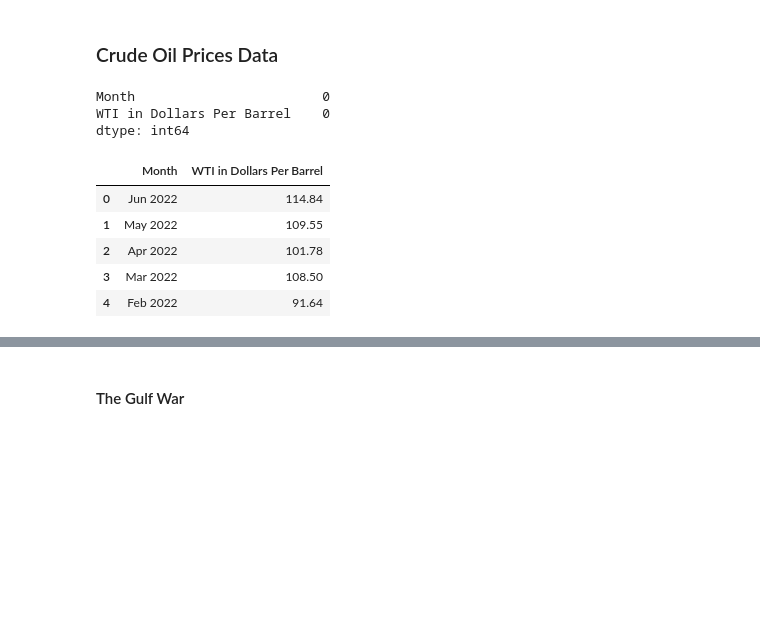
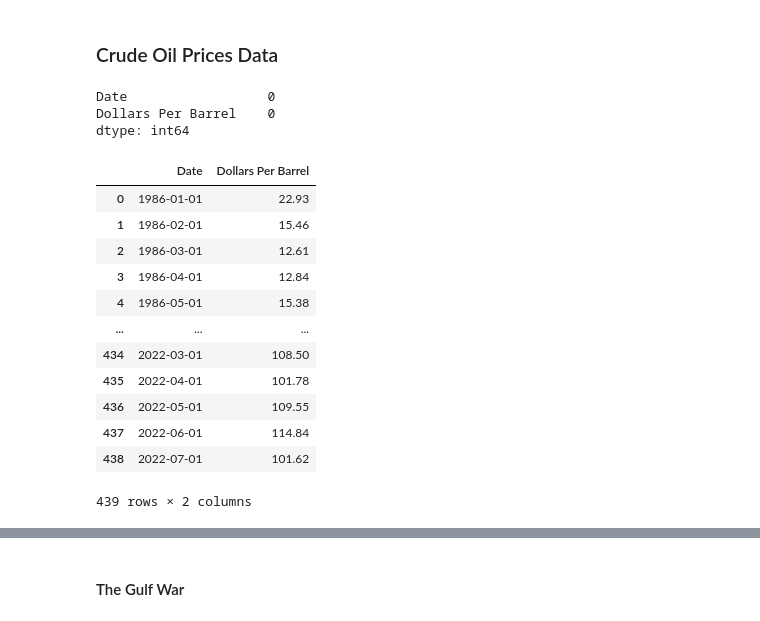
Before and after one commit to lrb924/Collateral_Damage, a Jupyter notebook: Data Exploration and Cleanup.ipynb, the cells around one changed output, grey strips where cells are left out. Cells and saved outputs as stored; diff of their text form; code cells hidden in the pictures; blank space fills up the shorter version.

```diff
--- a/Data Exploration and Cleanup.ipynb
+++ b/Data Exploration and Cleanup.ipynb
@@ -409,25 +403,32 @@ plot_graph(gas_rusua_df, title="Closing Stock Prices of Gas Companies During the
 # %%
 # Import crude oil prices from csv in Resources folder
 
-crude_df = pd.read_csv("Resources/Cushing_OK_WTI_Spot_Price_FOB.csv")
-crude_df = crude_df.rename(columns={"Cushing OK WTI Spot Price FOB Dollars per Barrel":"WTI in Dollars Per Barrel"})
+crude_df = pd.read_csv("Resources/RWTCm.csv", parse_dates=["Date"])
+crude_df = crude_df.rename(columns={"perBarrel":"Dollars Per Barrel"})
 # %%
 # Check for null values
 
 crude_df.isnull().sum()
 # %% [output]
-Month                        0
-WTI in Dollars Per Barrel    0
+Date                  0
+Dollars Per Barrel    0
 dtype: int64
 # %%
 # Investigate dataframe
 
-crude_df.head()
+crude_df
 # %% [output]
-|  | Month | WTI in Dollars Per Barrel |
-| 0 | Jun 2022 | 114.84 |
-| 1 | May 2022 | 109.55 |
-| 2 | Apr 2022 | 101.78 |
-| 3 | Mar 2022 | 108.50 |
-| 4 | Feb 2022 | 91.64 |
+|  | Date | Dollars Per Barrel |
+| 0 | 1986-01-01 | 22.93 |
+| 1 | 1986-02-01 | 15.46 |
+| 2 | 1986-03-01 | 12.61 |
+| 3 | 1986-04-01 | 12.84 |
+| 4 | 1986-05-01 | 15.38 |
+| ... | ... | ... |
+| 434 | 2022-03-01 | 108.50 |
+| 435 | 2022-04-01 | 101.78 |
+| 436 | 2022-05-01 | 109.55 |
+| 437 | 2022-06-01 | 114.84 |
+| 438 | 2022-07-01 | 101.62 |
+439 rows × 2 columns
 # %%
```
Also changed, not shown: parts of 22 cells of this notebook, 1 other file.
